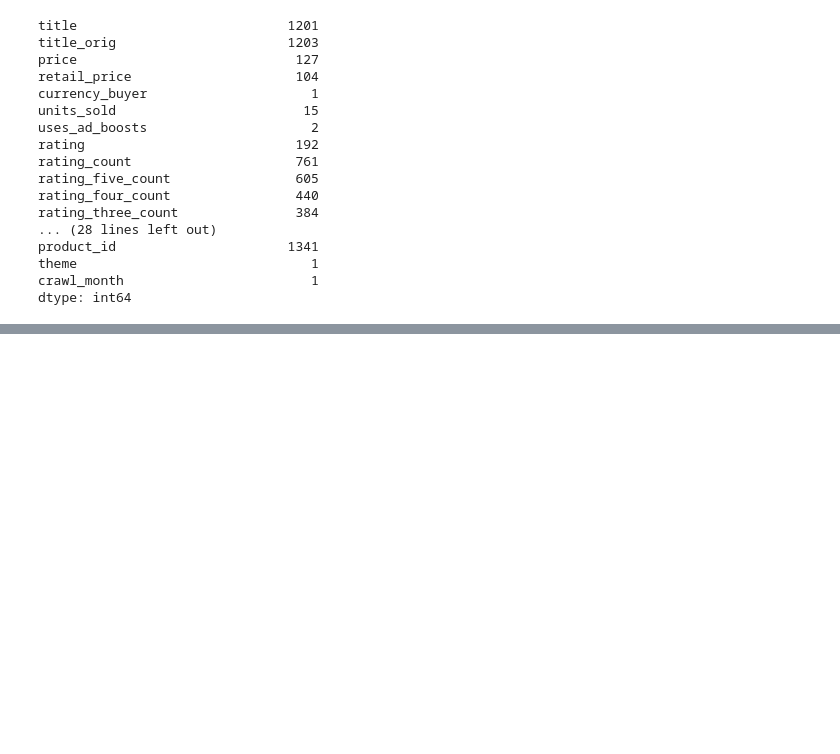
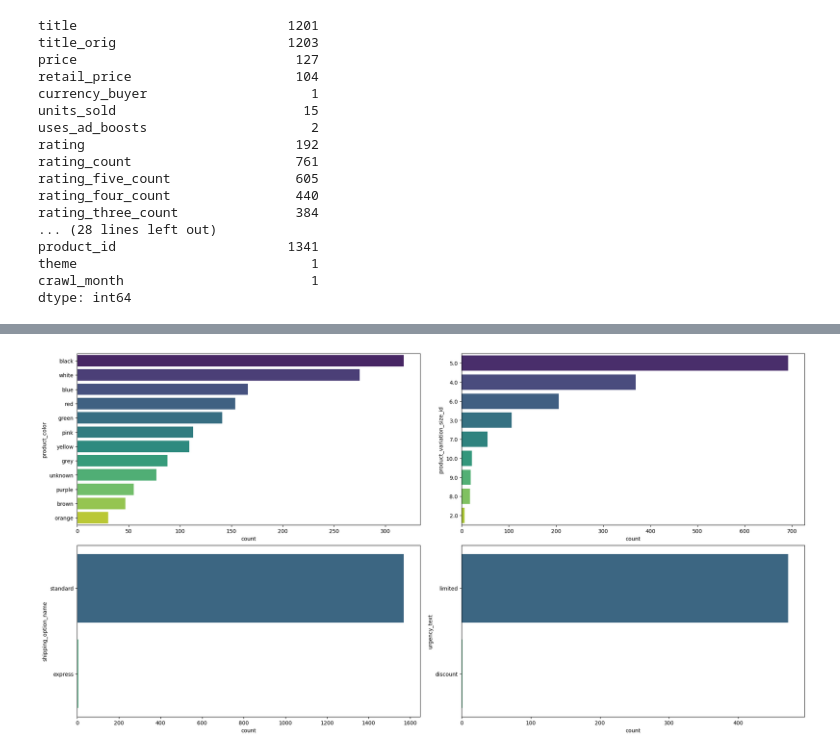
Before and after one commit to MilicaRangelov/Masinsko_ucenje, a Jupyter notebook: drugi_projekat/summer_clothes_notebook.ipynb, the cells around one changed output, grey strips where cells are left out. Cells and saved outputs as stored; diff of their text form; code cells hidden in the pictures; blank space fills up the shorter version.

```diff
--- a/drugi_projekat/summer_clothes_notebook.ipynb
+++ b/drugi_projekat/summer_clothes_notebook.ipynb
@@ -172,0 +231,29 @@ for i, f in enumerate(other_columns):
+# %%
+color_map = {
+    'NaN': 'Unknown',
+    'Black': 'black', 'black': 'black', 'black & green': 'black', 'coolblack': 'black', 'black & stripe': 'black',
+    'black & yellow': 'black', 'offblack': 'black', 'black & blue': 'black', 'blackwhite': 'black',
+    'White': 'white', 'white': 'white', 'white & green': 'white', 'whitefloral': 'white', 'white & black': 'white',
+    'offwhite': 'white', 'whitestripe': 'white', 'white & red': 'white', 'ivory': 'white',
+    'navyblue': 'blue', 'lightblue': 'blue', 'blue': 'blue', 'skyblue': 'blue', 'lakeblue': 'blue',
+    'darkblue': 'blue', 'navy': 'blue', 'blue & pink': 'blue', 'navy blue': 'blue', 'Blue': 'blue', 'denimblue': 'blue',
+    'prussianblue': 'blue', 'navyblue & white': 'blue',
+    'winered': 'red', 'wine': 'red', 'red': 'red', 'rosered': 'red', 'rosegold': 'red', 'rose': 'red', 'orange-red': 'red', 'burgundy': 'red',
+    'winered & yellow': 'red', 'watermelonred': 'red', 'jasper': 'red',
+    'claret': 'red', 'wine red': 'red', 'lightred': 'red', 'Red': 'red', 'RED': 'red', 'coralred': 'red', 'Rose red': 'red',
+    'lightpink': 'pink', 'pink': 'pink', 'pink & black': 'pink', 'pink & grey': 'pink', 'pink & white': 'pink', 'Pink': 'pink',
+    'pink & blue': 'pink',
+    'armygreen': 'green', 'army green': 'green', 'army': 'green', 'green': 'green', 'lightgreen': 'green', 'light green': 'green', 'fluorescentgreen': 'green', 'darkgreen': 'green',
+    'camouflage': 'green', 'Army green': 'green', 'mintgreen': 'green', 'applegreen': 'green',
+    'gray': 'grey', 'grey': 'grey', 'silver': 'grey', 'greysnakeskinprint': 'grey', 'lightgray': 'grey', 'lightgrey': 'grey', 'gray & white': 'grey',
+    'brown': 'brown', 'khaki': 'brown', 'coffee': 'brown', 'leopardprint': 'brown', 'beige': 'brown', 'lightkhaki': 'brown',
+    'tan': 'brown', 'camel': 'brown', 'nude': 'brown', 'brown & yellow': 'brown',
+    'yellow': 'yellow', 'lightyellow': 'yellow', 'star': 'yellow', 'gold': 'yellow',
+    'purple': 'purple', 'lightpurple': 'purple', 'violet': 'purple',
+    'orange': 'orange', 'orange & camouflage': 'orange', 'apricot': 'orange',
+
+}
+
+df['product_color'] = df['product_color'].map(color_map)
+df['product_color'] = df['product_color'].fillna('unknown')
+df['product_color'].unique()
@@ -172,0 +276,4 @@ for i, f in enumerate(other_columns):
+# %%
+df.loc[df['urgency_text'] == 'Réduction sur les achats en gros',
+       'urgency_text'] = 'discount'
+df.loc[df['urgency_text'] == 'Quantité limitée !', 'urgency_text'] = 'limited'
@@ -172,0 +334,13 @@ for i, f in enumerate(other_columns):
+# %%
+categorical2 = ['product_color', 'product_variation_size_id',
+                'shipping_option_name', 'urgency_text']
+fig, axs = plt.subplots(ceil(len(categorical2)/2), 2,
+                        figsize=(20, 2.5*(len(categorical2))), constrained_layout=True)
+for i, f in enumerate(categorical2):
+    sns.countplot(y=f, data=df,
+                  ax=axs[i//2][i % 2],
+                  order=df[f].value_counts().index, palette='viridis')
+
+plt.show()
+# %% [output]
+[figure, added]
```
Also changed, not shown: parts of 24 cells of this notebook, 3 other files.
